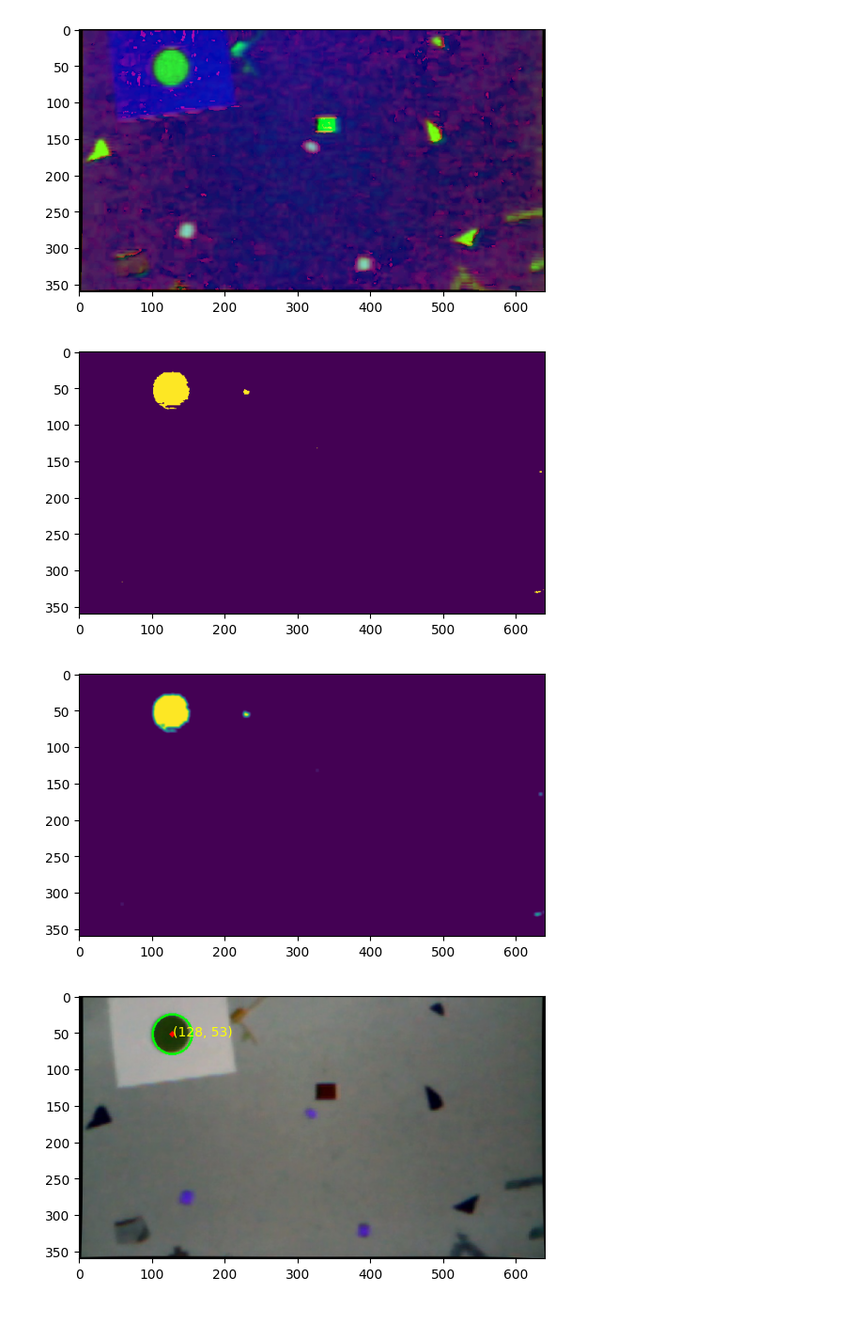
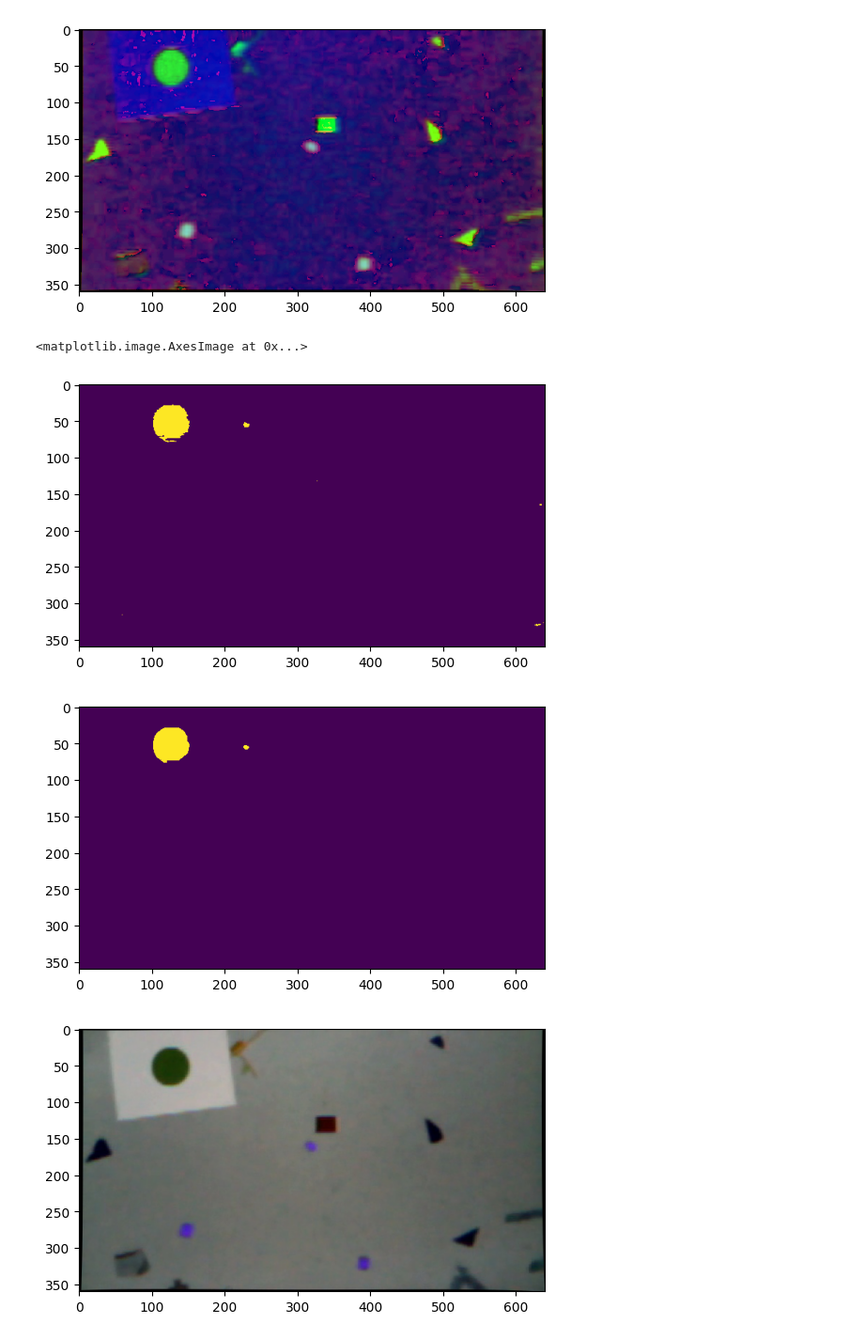
Before and after one commit to utiasDSL/safe-control-gym, a Jupyter notebook: lab3/process_image.ipynb, the cells around one changed output. Shown at 94% size. Drawn from its saved outputs; the diff is of its cells as text; code cells hidden in the pictures.

```diff
--- a/lab3/process_image.ipynb
+++ b/lab3/process_image.ipynb
@@ -3,7 +3,7 @@ import cv2
 import numpy as np
 import matplotlib.pyplot as plt
 
-img = "dataset/image_folder/output_folder/image_300.jpg"
+img = "dataset/image_folder/output_folder/image_500.jpg"
 
 # Camera's intrinsic parameters
 K = np.array([
@@ -41,32 +41,33 @@ upper_green = np.array([80, 255, 255])
 # Threshold the HSV image to get only green colors
 mask = cv2.inRange(hsv, lower_green, upper_green)
 plt.imshow(mask)
-plt.show()
 # %% [output]
+<matplotlib.image.AxesImage at 0x...>
 [figure]
 # %%
 # remove noise
-blur = cv2.GaussianBlur(mask, (5, 5), 2)
+blur = cv2.medianBlur(mask, 5)
 plt.imshow(blur)
 plt.show()
 # %% [output]
-[figure, old version]
+[figure, new version]
 # %%
 circles = cv2.HoughCircles(blur, cv2.HOUGH_GRADIENT, dp=1.2, minDist=50, param1=50, param2=30, minRadius=5, maxRadius=100)
 
 # draw detected circles
 if circles is not None:
     circles = np.uint16(np.around(circles))
     for i in circles[0, :]:
         cv2.circle(undistorted_image, (i[0], i[1]), i[2], (0, 255, 0), 2)
         cv2.circle(undistorted_image, (i[0], i[1]), 2, (0, 0, 255), 3)
 
 # Convert BGR to RGB for displaying with matplotlib
 image_rgb = cv2.cvtColor(undistorted_image, cv2.COLOR_BGR2RGB)
 plt.imshow(image_rgb)
 # write center of circle on image, (i[0], i[1]) is the center in cyan color
-for i in circles[0, :]:
-    plt.text(i[0], i[1], f'({i[0]}, {i[1]})', color='yellow')
+if circles is not None:
+    for i in circles[0, :]:
+        plt.text(i[0], i[1], f'({i[0]}, {i[1]})', color='yellow')
 plt.show()
 # %% [output]
-[figure, old version]
+[figure, new version]
```
Also changed, not shown: parts of 1 cell of this notebook.
